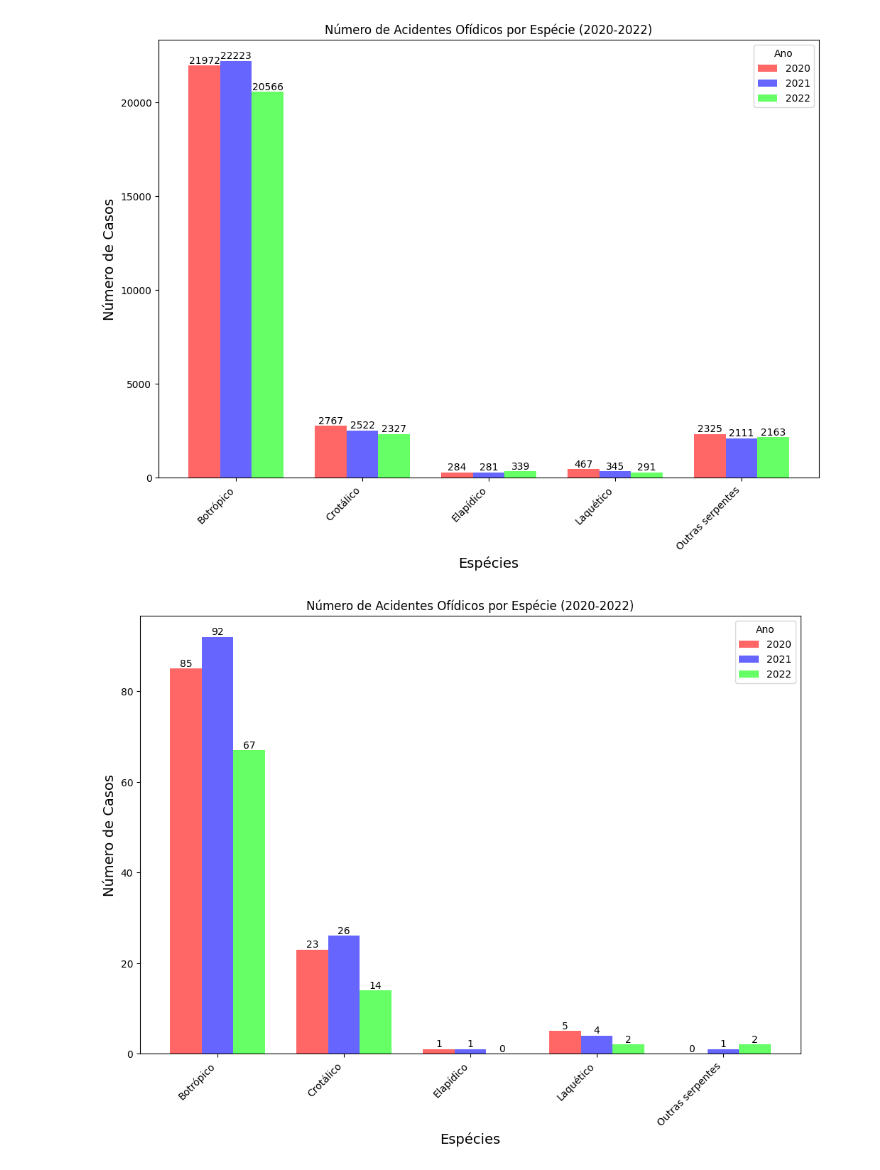
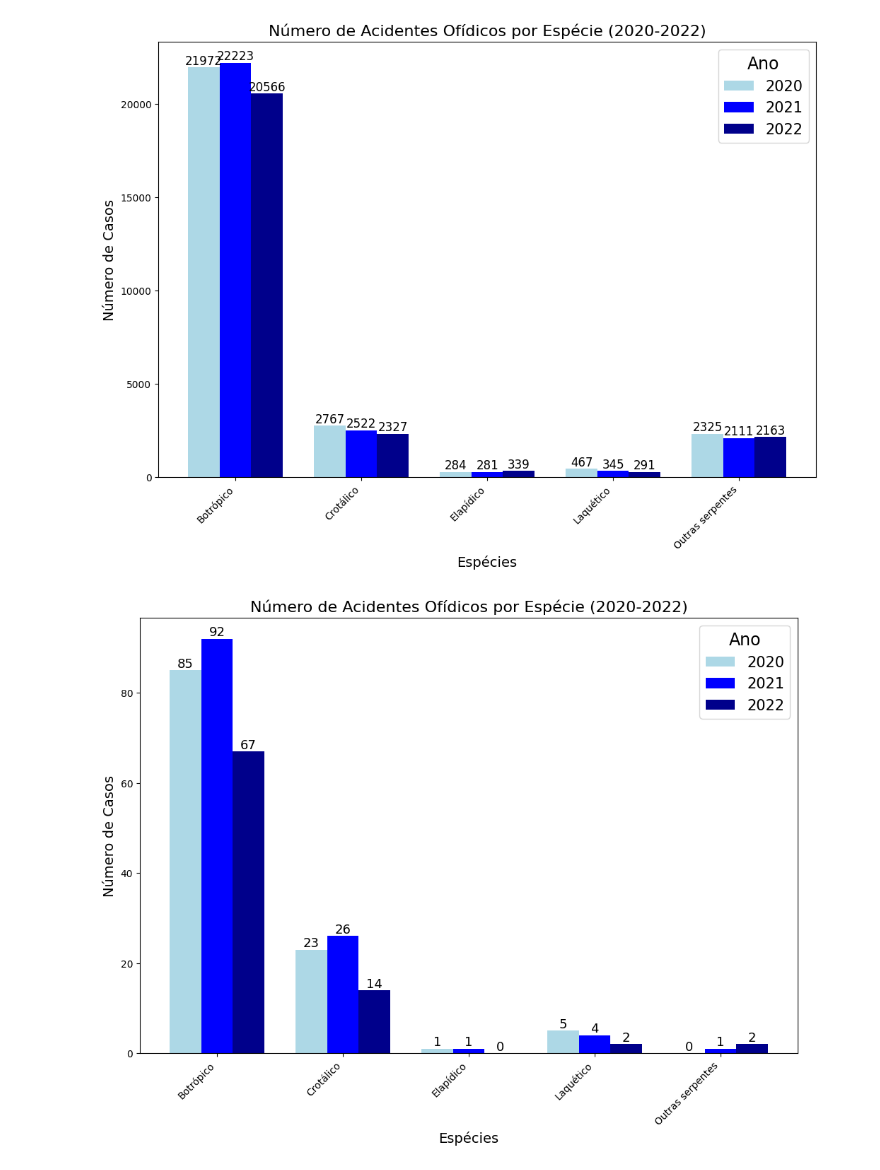
Before and after one commit to VitorTakiuti/Bar-columns-based-on-ofidic-acidents-, a Jupyter notebook: BarColumns_OfidicAccidents.ipynb, the cells around one changed output. Cells and saved outputs as stored; diff of their text form; code cells hidden in the pictures.

```diff
--- a/BarColumns_OfidicAccidents.ipynb
+++ b/BarColumns_OfidicAccidents.ipynb
@@ -20,11 +20,11 @@ index = np.arange(len(species))
 # Criar o gráfico
 fig, ax = plt.subplots(figsize=(12, 8))
 
-# Definir cores sólidas para cada ano
+# Definir as cores para cada ano
 colors = {
-    2020: '#ff6666',  # Vermelho sólido
-    2021: '#6666ff',  # Azul sólido
-    2022: '#66ff66'   # Verde sólido
+    2020: '#ADD8E6',  # Azul claro
+    2021: '#0000FF',  # Azul
+    2022: '#00008B'   # Azul escuro
 }
 
 for i, year in enumerate(years):
@@ -40,7 +40,7 @@ for i, year in enumerate(years):
     # Adicionar os valores no topo de cada barra
     for bar in bars:
         yval = bar.get_height()
-        ax.text(bar.get_x() + bar.get_width()/2, yval, int(yval), ha='center', va='bottom', fontsize=10)
+        ax.text(bar.get_x() + bar.get_width()/2, yval, int(yval), ha='center', va='bottom', fontsize=12)
 
 # Configurar os eixos
 ax.set_xlabel('Espécies', fontsize=14)
@@ -48,14 +48,14 @@ ax.set_ylabel('Número de Casos', fontsize=14)
 ax.set_xticks(index + bar_width)
 ax.set_xticklabels(species, rotation=45, ha='right')
 
-# Adicionar a legenda
-ax.legend(title="Ano")
+# Adicionar a legenda com tamanho maior
+ax.legend(title="Ano", fontsize=15, title_fontsize=17)
 
 # Ajustar o título e mostrar o gráfico
-plt.title('Número de Acidentes Ofídicos por Espécie (2020-2022)')
+plt.title('Número de Acidentes Ofídicos por Espécie (2020-2022)', fontsize=16)
 plt.show()
 # %% [output]
-[figure, old version]
+[figure, new version]
 # %%
 import pandas as pd
 import matplotlib.pyplot as plt
@@ -76,39 +76,39 @@ index = np.arange(len(species))
 # Criar o gráfico
 fig, ax = plt.subplots(figsize=(12, 8))
 
-# Definir cores sólidas para cada ano
+# Definir as cores para cada ano
 colors = {
-    2020: '#ff6666',  # Vermelho sólido
-    2021: '#6666ff',  # Azul sólido
-    2022: '#66ff66'   # Verde sólido
+    2020: '#ADD8E6',  # Azul claro
+    2021: '#0000FF',  # Azul
+    2022: '#00008B'   # Azul escuro
 }
 
 for i, year in enumerate(years):
     # Posição das barras
     bar_positions = index + i * bar_width
 
     # Filtrar os dados para o ano específico
     values = df_cobras[year]
 
     # Criar as barras
     bars = ax.bar(bar_positions, values, bar_width, color=colors[year], label=f'{year}')
 
     # Adicionar os valores no topo de cada barra
     for bar in bars:
         yval = bar.get_height()
-        ax.text(bar.get_x() + bar.get_width()/2, yval, int(yval), ha='center', va='bottom', fontsize=10)
+        ax.text(bar.get_x() + bar.get_width()/2, yval, int(yval), ha='center', va='bottom', fontsize=13)
 
 # Configurar os eixos
 ax.set_xlabel('Espécies', fontsize=14)
 ax.set_ylabel('Número de Casos', fontsize=14)
 ax.set_xticks(index + bar_width)
 ax.set_xticklabels(species, rotation=45, ha='right')
 
-# Adicionar a legenda
-ax.legend(title="Ano")
+# Adicionar a legenda com tamanho maior
+ax.legend(title="Ano", fontsize=15, title_fontsize=17)
 
 # Ajustar o título e mostrar o gráfico
-plt.title('Número de Acidentes Ofídicos por Espécie (2020-2022)')
+plt.title('Número de Acidentes Ofídicos por Espécie (2020-2022)', fontsize=16)
 plt.show()
 # %% [output]
-[figure, old version]
+[figure, new version]
```
